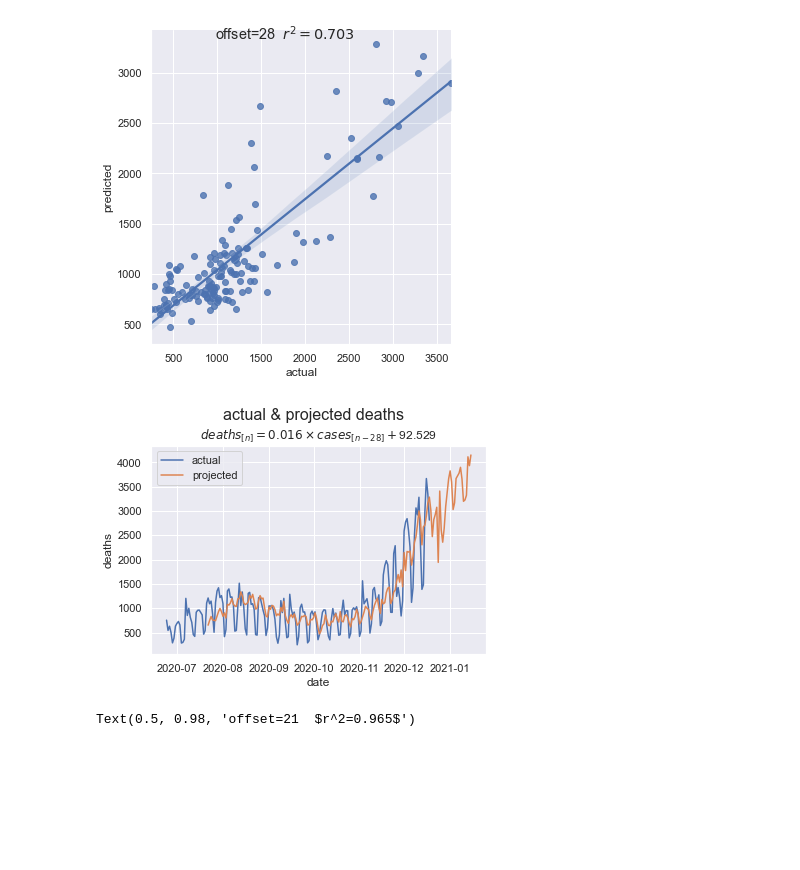
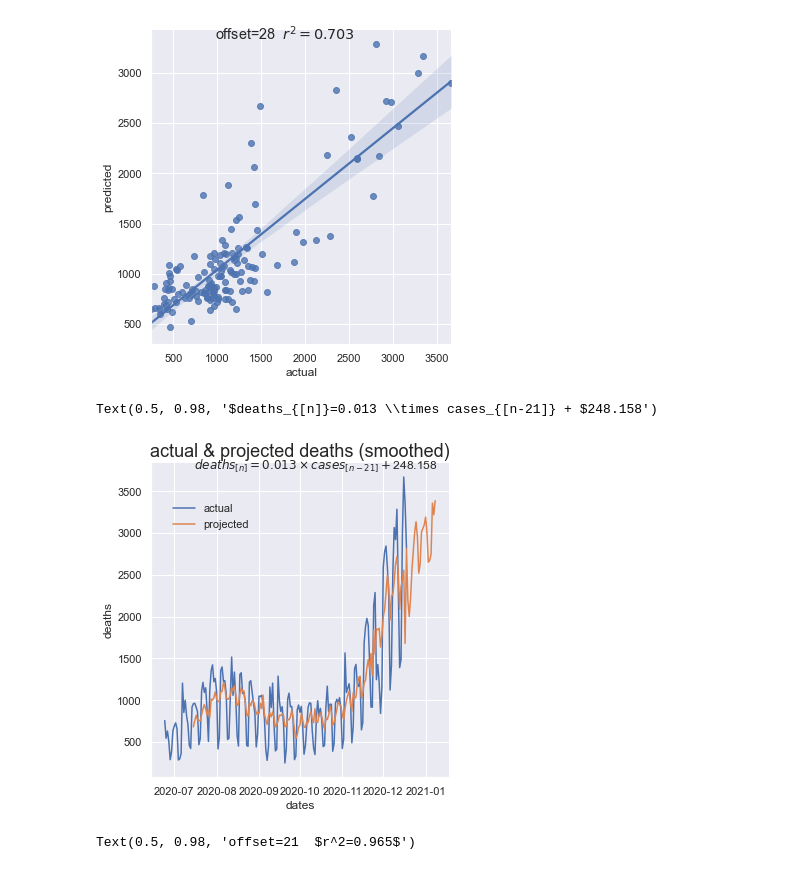
Before and after one commit to dkackman/covid, a Jupyter notebook: covid-linear-regression.ipynb, the cells around one changed output. Drawn from its saved outputs; the diff is of its cells as text; code cells hidden in the pictures; blank space fills up the shorter version.

```diff
--- a/covid-linear-regression.ipynb
+++ b/covid-linear-regression.ipynb
@@ -61,24 +56,28 @@ fig.suptitle(rf"offset={offset}  $r^2={round(r2,3)}$")
 # %% [output]
 Text(0.5, 0.98, 'offset=28  $r^2=0.703$')
 [figure]
-# %%
-projected_dates, actual_deaths, projected_deaths = Predict(model, dates, new_cases, new_deaths, offset)
-fig = plt.figure()
-fig.suptitle('actual & projected deaths', fontsize=16)
-
-ax = fig.add_subplot(111)
-fig.subplots_adjust(top=0.85)
-
-ax.set_title(fr'$deaths_{{[n]}}={round(model.coef_[0], 3)} \times cases_{{[n-{offset}]}} + ${round(model.intercept_, 3)}')
-ax.set_xlabel('date')
-ax.set_ylabel('deaths')
-
-ax.plot(projected_dates, actual_deaths, label="actual")
-ax.plot(projected_dates, projected_deaths, label="projected")
-ax.legend()
-plt.show()
-# %% [output]
-[figure, removed]
+# %%
+projected_dates, actual_deaths, projected_deaths = Predict(model, dates, new_cases, new_deaths, offset)
+
+frame = pd.DataFrame({"dates": projected_dates.values,
+    "actual": actual_deaths.values,
+    "projected": projected_deaths.values})
+
+data = frame.melt(id_vars=['dates'], var_name='series', value_name='deaths')
+
+g = sns.relplot(data=data, kind="line", x="dates", y="deaths", hue="series")
+
+leg = g._legend
+leg.set_title("")
+leg.set_bbox_to_anchor([0.15, 0.9])
+leg._loc = 2
+
+fig = g.fig
+fig.axes[0].set_title('actual & projected deaths (smoothed)', fontsize=18)
+fig.suptitle(fr'$deaths_{{[n]}}={round(model.coef_[0], 3)} \times cases_{{[n-{offset}]}} + ${round(model.intercept_, 3)}', fontsize=12)
+# %% [output]
+Text(0.5, 0.98, '$deaths_{[n]}=0.013 \\times cases_{[n-21]} + $248.158')
+[figure, added]
 # %%
 model, r2, predictions, actuals, offset = FindBestModelOffset(new_cases_smoothed, new_deaths_smoothed, 45)
 
```
Also changed, not shown: parts of 3 cells of this notebook.
